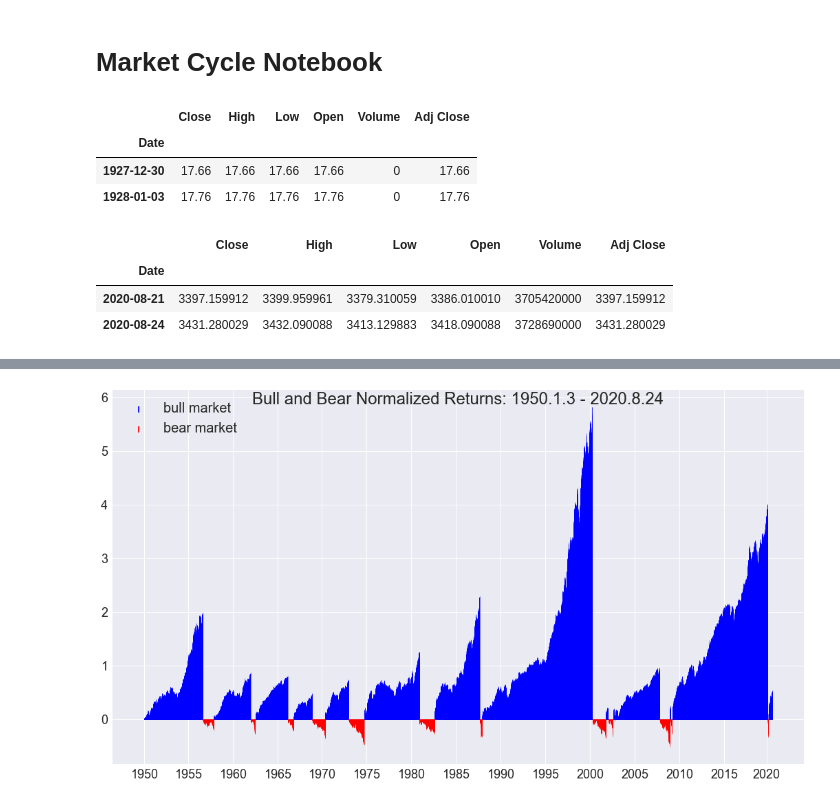
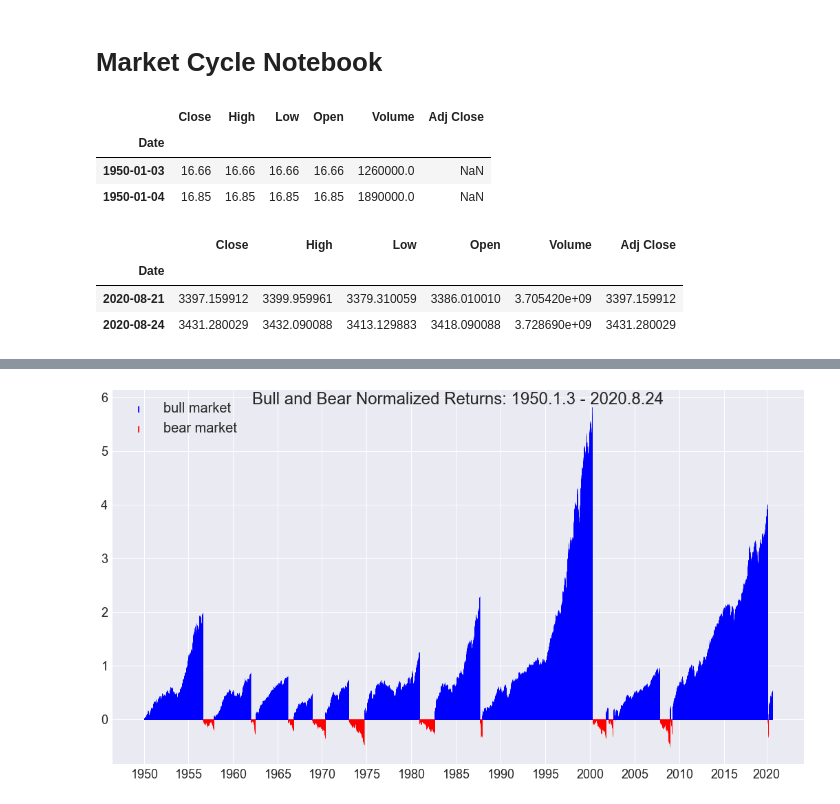
Before and after one commit to Aljgutier/Pyquant, a Jupyter notebook: Market Cycle Notebook.ipynb, the cells around one changed output, grey strips where cells are left out. Drawn from its saved outputs; the diff is of its cells as text; code cells hidden in the pictures.

```diff
--- a/Market Cycle Notebook.ipynb
+++ b/Market Cycle Notebook.ipynb
@@ -13,18 +13,18 @@ import seaborn as sns
 # %%
 # Read in S&P 500 Data
 dfsp500 = pd.read_csv('./data/GSPC_1927-12-30_to_2020-8-24.csv',index_col=0,parse_dates=True)
-#dfsp500 = pd.read_csv('./data/GSPC_1950-1-3_to_2020-8-24.csv',index_col=0,parse_dates=True)
+dfsp500 = pd.read_csv('./data/GSPC_1950-1-3_to_2020-8-24.csv',index_col=0,parse_dates=True)
 display(dfsp500.head(2))
 display(dfsp500.tail(2))
 # %% [output]
 |  | Close | High | Low | Open | Volume | Adj Close |
 | Date |  |  |  |  |  |  |
-| 1927-12-30 | 17.66 | 17.66 | 17.66 | 17.66 | 0 | 17.66 |
-| 1928-01-03 | 17.76 | 17.76 | 17.76 | 17.76 | 0 | 17.76 |
+| 1950-01-03 | 16.66 | 16.66 | 16.66 | 16.66 | 1260000.0 | NaN |
+| 1950-01-04 | 16.85 | 16.85 | 16.85 | 16.85 | 1890000.0 | NaN |
 |  | Close | High | Low | Open | Volume | Adj Close |
 | Date |  |  |  |  |  |  |
-| 2020-08-21 | 3397.159912 | 3399.959961 | 3379.310059 | 3386.010010 | 3705420000 | 3397.159912 |
-| 2020-08-24 | 3431.280029 | 3432.090088 | 3413.129883 | 3418.090088 | 3728690000 | 3431.280029 |
+| 2020-08-21 | 3397.159912 | 3399.959961 | 3379.310059 | 3386.010010 | 3.705420e+09 | 3397.159912 |
+| 2020-08-24 | 3431.280029 | 3432.090088 | 3413.129883 | 3418.090088 | 3.728690e+09 | 3431.280029 |
 # %%
 
 f_dfmc="./data/GSPC_dfmc2020.5_1927_2020-8-24.csv"
```
Also changed, not shown: parts of 7 cells of this notebook, 2 other files.
